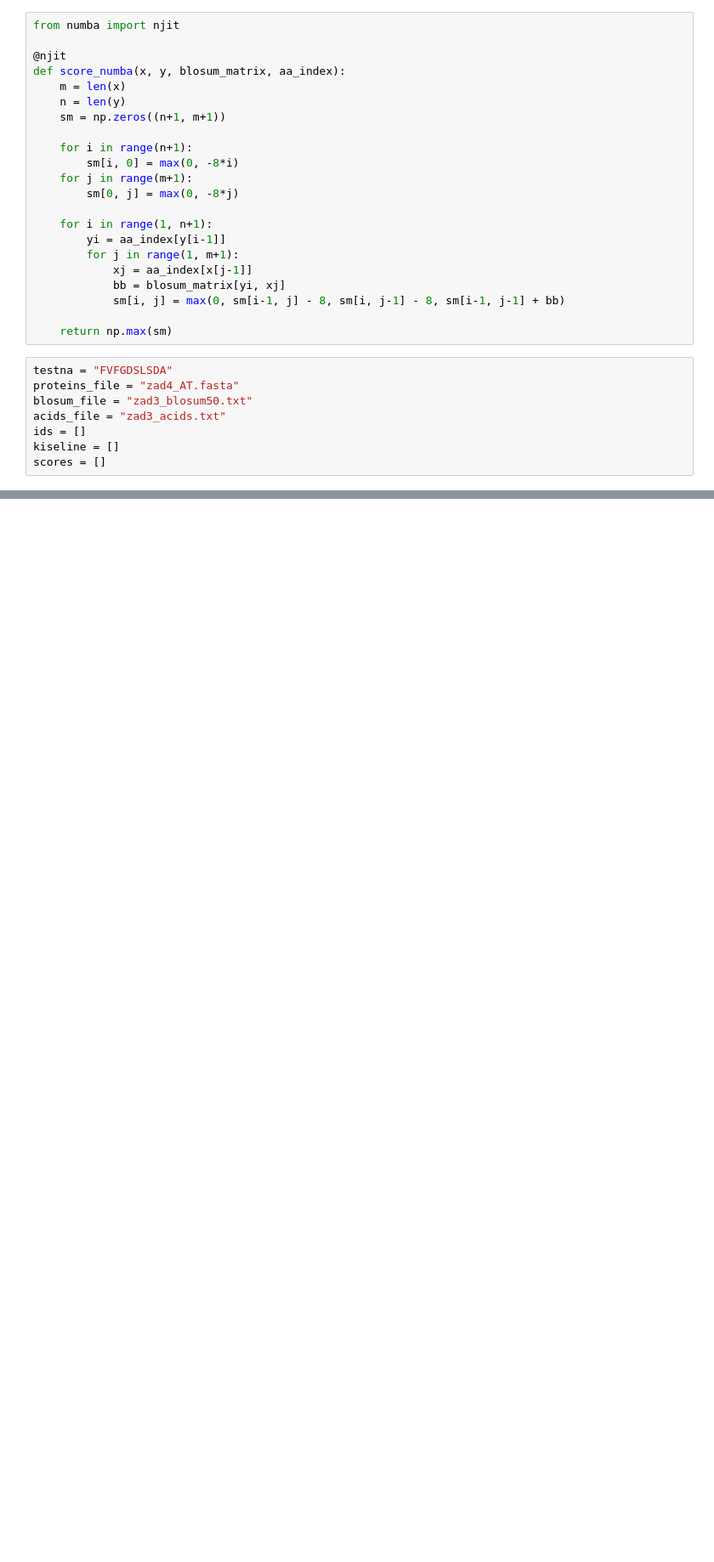
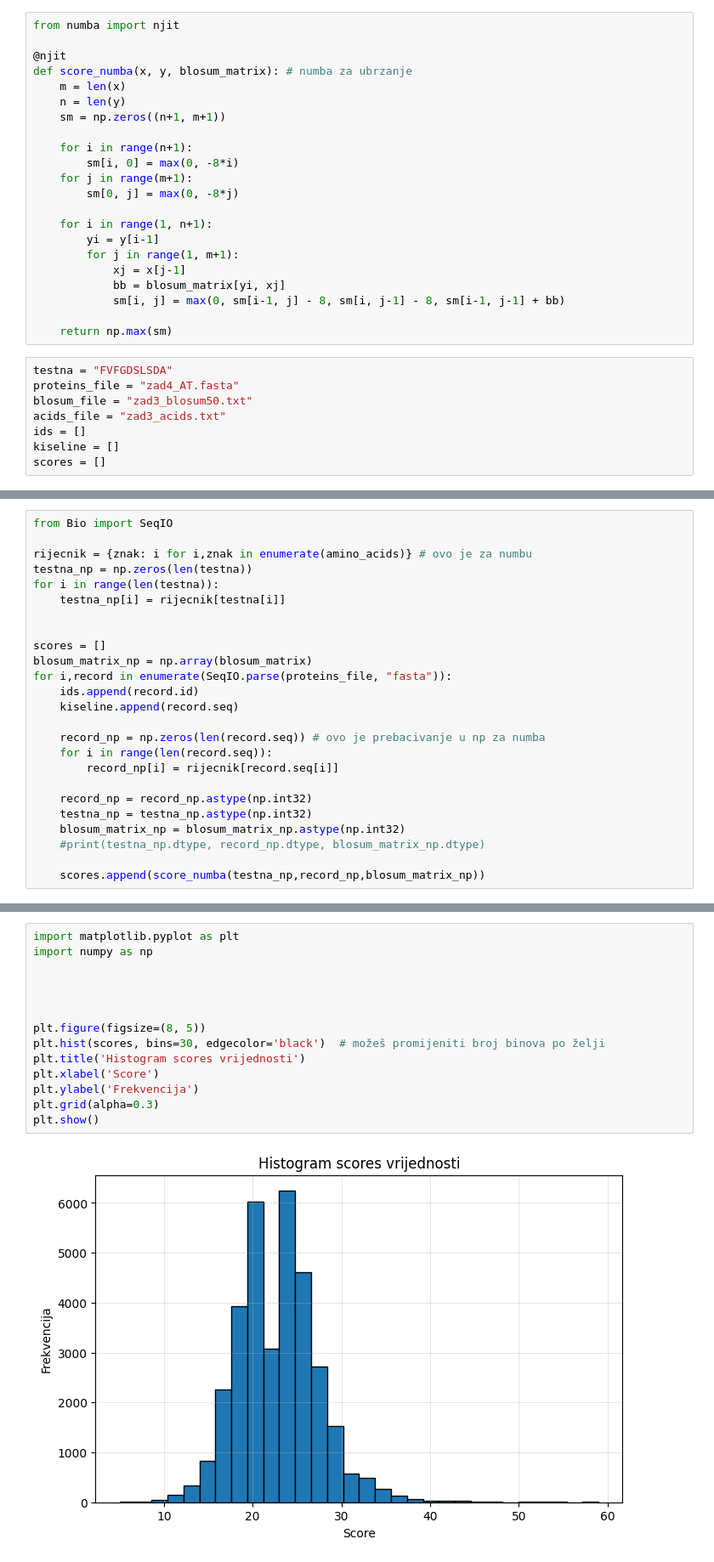
Before and after one commit to Lvlad0022/Bioinformatika, a Jupyter notebook: Zad4.ipynb, the cells around one changed output, grey strips where cells are left out. Shown at 85% size. Drawn from its saved outputs; the diff is of its cells as text; blank space fills up the shorter version.

```diff
--- a/Zad4.ipynb
+++ b/Zad4.ipynb
@@ -23,7 +23,7 @@ def score (x,y, blossom_matrix, amino_acids):
 from numba import njit
 
 @njit
-def score_numba(x, y, blosum_matrix, aa_index):
+def score_numba(x, y, blosum_matrix): # numba za ubrzanje
     m = len(x)
     n = len(y)
     sm = np.zeros((n+1, m+1))
@@ -34,9 +34,9 @@ def score_numba(x, y, blosum_matrix, aa_index):
         sm[0, j] = max(0, -8*j)
 
     for i in range(1, n+1):
-        yi = aa_index[y[i-1]]
+        yi = y[i-1]
         for j in range(1, m+1):
-            xj = aa_index[x[j-1]]
+            xj = x[j-1]
             bb = blosum_matrix[yi, xj]
             sm[i, j] = max(0, sm[i-1, j] - 8, sm[i, j-1] - 8, sm[i-1, j-1] + bb)
 
@@ -76,3 +67,28 @@ for record in SeqIO.parse(proteins_file, "fasta"):
+# %%
+from Bio import SeqIO
+
+rijecnik = {znak: i for i,znak in enumerate(amino_acids)} # ovo je za numbu
+testna_np = np.zeros(len(testna))
+for i in range(len(testna)):
+    testna_np[i] = rijecnik[testna[i]]
+
+
+scores = []
+blosum_matrix_np = np.array(blosum_matrix)
+for i,record in enumerate(SeqIO.parse(proteins_file, "fasta")):
+    ids.append(record.id)
+    kiseline.append(record.seq)
+
+    record_np = np.zeros(len(record.seq)) # ovo je prebacivanje u np za numba
+    for i in range(len(record.seq)):
+        record_np[i] = rijecnik[record.seq[i]]
+
+    record_np = record_np.astype(np.int32)
+    testna_np = testna_np.astype(np.int32)
+    blosum_matrix_np = blosum_matrix_np.astype(np.int32)
+    #print(testna_np.dtype, record_np.dtype, blosum_matrix_np.dtype)
+
+    scores.append(score_numba(testna_np,record_np,blosum_matrix_np))
 # %%
 names = []
 
@@ -170,0 +166,16 @@ AUC = 0.7995897020171926
+# %%
+import matplotlib.pyplot as plt
+import numpy as np
+
+
+
+
+plt.figure(figsize=(8, 5))
+plt.hist(scores, bins=30, edgecolor='black')  # možeš promijeniti broj binova po želji
+plt.title('Histogram scores vrijednosti')
+plt.xlabel('Score')
+plt.ylabel('Frekvencija')
+plt.grid(alpha=0.3)
+plt.show()
+# %% [output]
+[figure, added]
```
Also changed, not shown: parts of 14 cells of this notebook, 1 other file.
